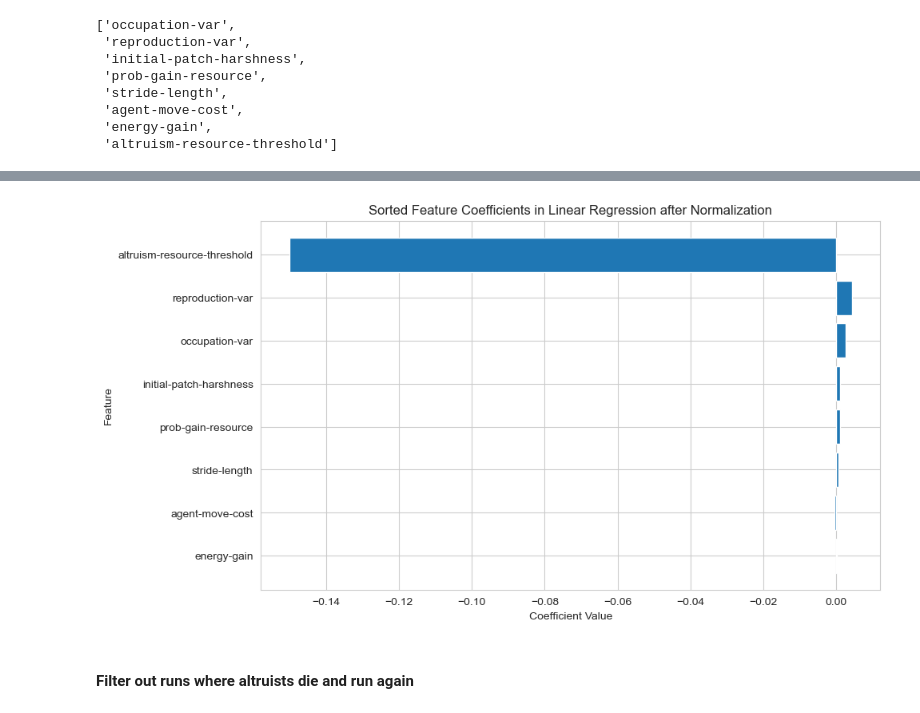
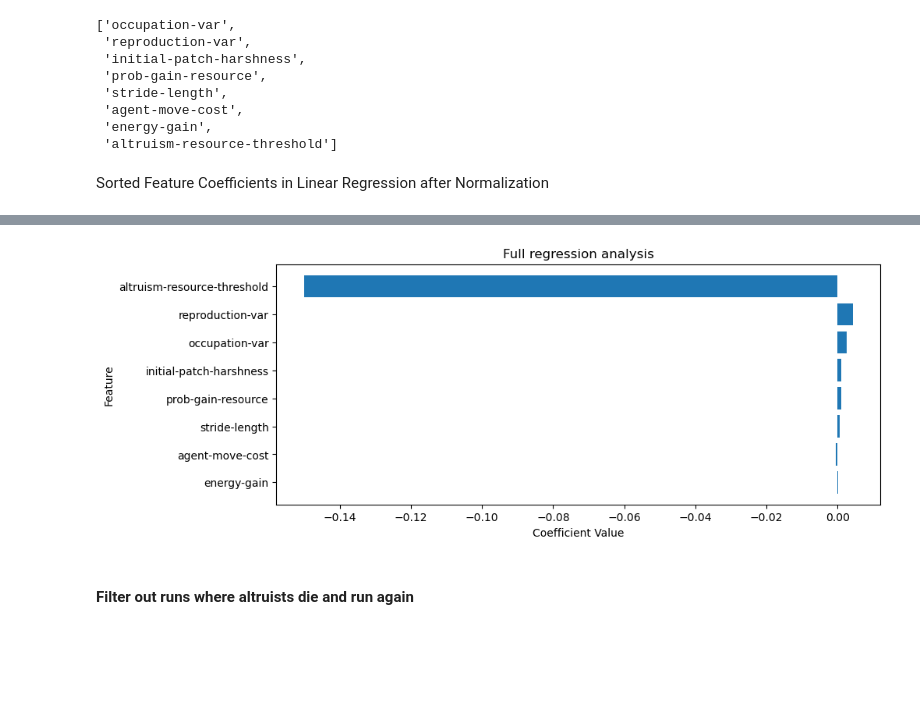
Before and after one commit to Janko-dev/altruism_netlogo, a Jupyter notebook: notebooks/exp1_sensitivity-analysis-regression.ipynb, the cells around one changed output, grey strips where cells are left out. Saved outputs shown, nothing was run; the diff lists cells and outputs as text; code cells hidden in the pictures; blank space fills up the shorter version.

Commit message:
sensitivity regression analysis

```diff
--- a/notebooks/exp1_sensitivity-analysis-regression.ipynb
+++ b/notebooks/exp1_sensitivity-analysis-regression.ipynb
@@ -14,7 +14,7 @@ if not Path("images").exists():
     Path("images").mkdir(parents=True)
 warnings.filterwarnings('ignore')
 # %%
-exp_full = pd.read_csv('../experiments/Altruism_RMAI experiment-table-run-2.csv', skiprows=[0, 1, 2, 3, 4, 5])
+exp_full = pd.read_csv('../experiments/Altruism_RMAI_experiment1.csv', skiprows=[0, 1, 2, 3, 4, 5])
 step_col = exp_full.pop("[step]")
 exp_full.insert(1, "step", step_col)
 exp_full = exp_full.rename(columns={"[run number]": "run-number"}).sort_values(by=['run-number', 'step'])
@@ -92,7 +92,7 @@ exp = exp.drop(columns=['count altruism-agents', 'count greedy-agents']).set_ind
 y = exp.pop('altruism_ratio')
 X = exp[varying_inputs]
 # %%
-def run_regression_analysis(X, y):
+def run_regression_analysis(X, y, title):
         # Standardizing the features
     scaler = StandardScaler()
     X_scaled = scaler.fit_transform(X)
@@ -125,15 +125,17 @@ def run_regression_analysis(X, y):
         print(f"{feature}: {coef}")
 
     # Plotting the sorted coefficients for visual comparison
-    plt.figure(figsize=(10, 6))
+    plt.figure(figsize=(10, 4))
     plt.barh(sorted_features, sorted_coefficients)
     plt.xlabel("Coefficient Value")
     plt.ylabel("Feature")
-    plt.title("Sorted Feature Coefficients in Linear Regression after Normalization")
+    plt.title(title)
     plt.gca().invert_yaxis()
     plt.show()
+# %% [markdown]
+Sorted Feature Coefficients in Linear Regression after Normalization
 # %%
-run_regression_analysis(X, y)
+run_regression_analysis(X, y, "Full regression analysis")
 # %% [output]
 Mean Squared Error for each fold: [0.01069828 0.01087882 0.01047338 0.01055568 0.01104735]
 Average Mean Squared Error: 0.010730702889253499
@@ -149,4 +151,4 @@ energy-gain: 0.00020732348705115836
-[figure, old version]
+[figure, new version]
 # %% [markdown]
 #### Filter out runs where altruists die and run again
 # %%
```
Also changed, not shown: parts of 2 cells of this notebook, 3 other files.
